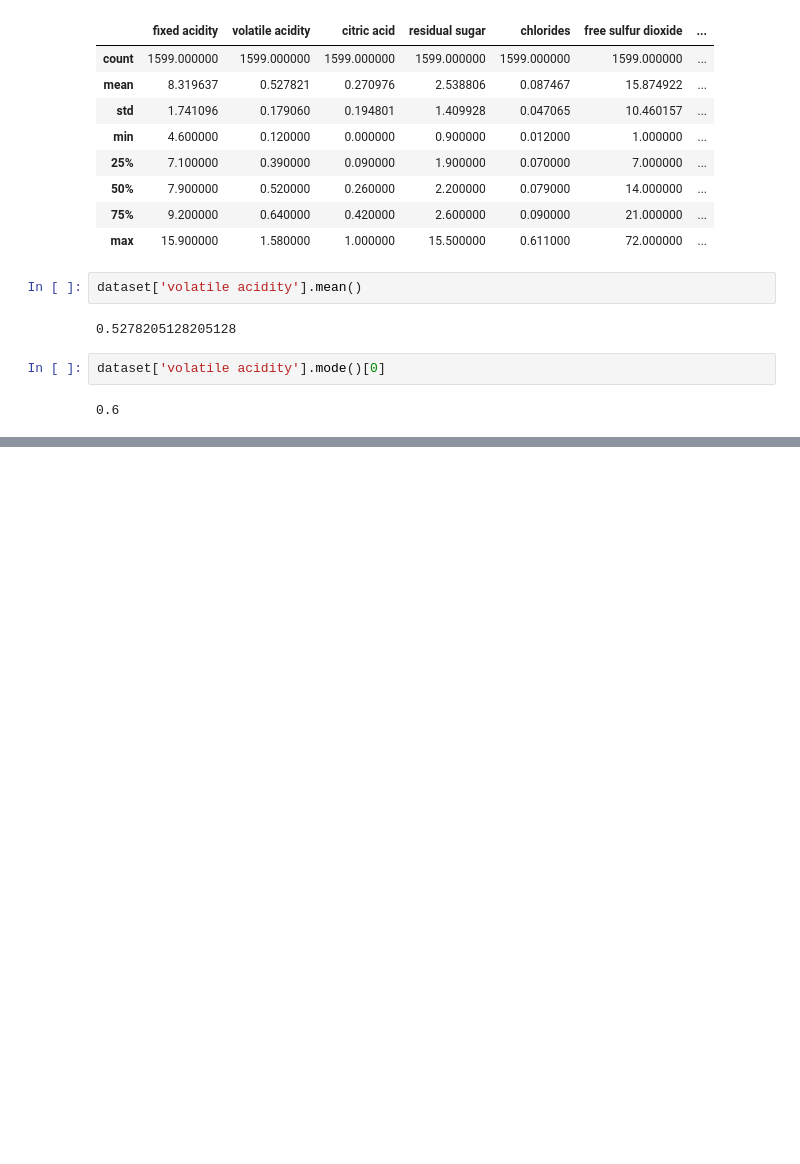
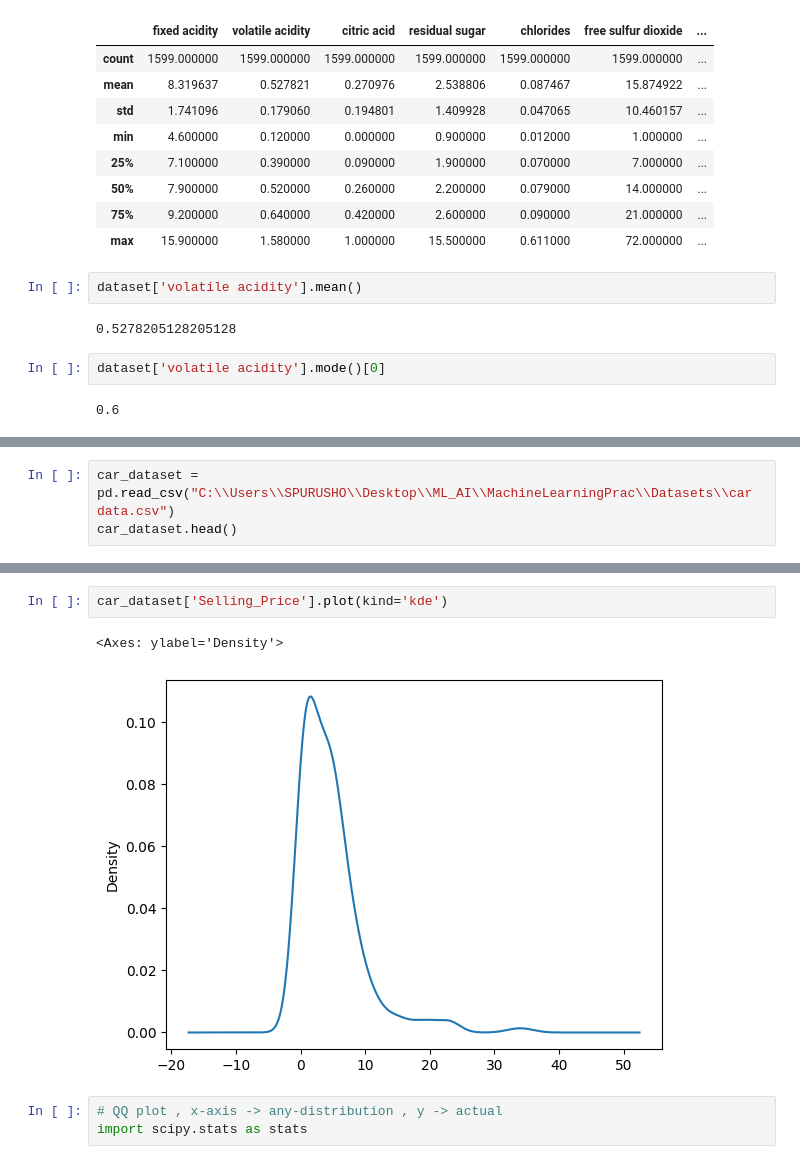
Before and after one commit to GOLISHYAMP/ML_AI, a Jupyter notebook: MachineLearningPrac/implementation.ipynb, the cells around one changed output, grey strips where cells are left out. Drawn from its saved outputs; the diff is of its cells as text; blank space fills up the shorter version.

```diff
--- a/MachineLearningPrac/implementation.ipynb
+++ b/MachineLearningPrac/implementation.ipynb
@@ -86,0 +132,3 @@ dataset['volatile acidity'].mode()[0]
+# %%
+car_dataset = pd.read_csv("C:\\Users\\SPURUSHO\\Desktop\\ML_AI\\MachineLearningPrac\\Datasets\\car data.csv")
+car_dataset.head()
@@ -86,0 +142,8 @@ dataset['volatile acidity'].mode()[0]
+# %%
+car_dataset['Selling_Price'].plot(kind='kde')
+# %% [output]
+<Axes: ylabel='Density'>
+[figure, added]
+# %%
+# QQ plot , x-axis -> any-distribution , y -> actual
+import scipy.stats as stats
```
Also changed, not shown: parts of 11 cells of this notebook.
